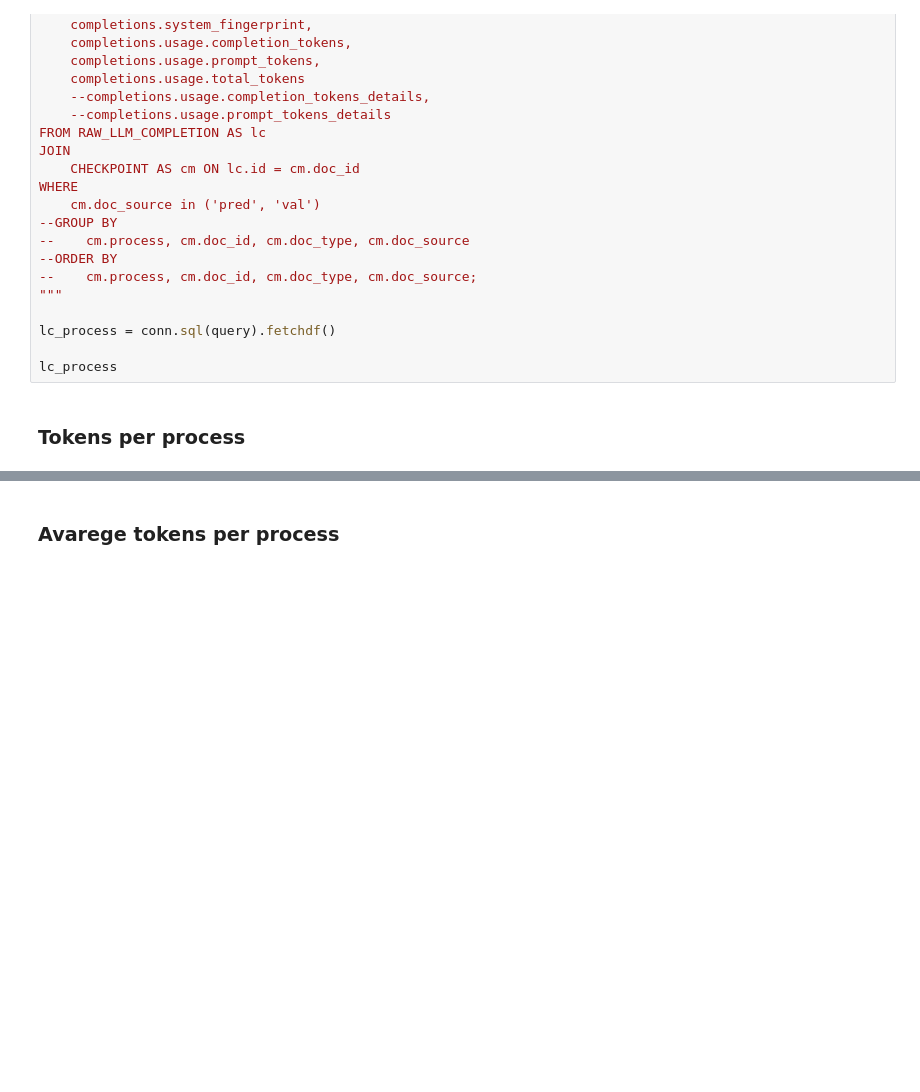
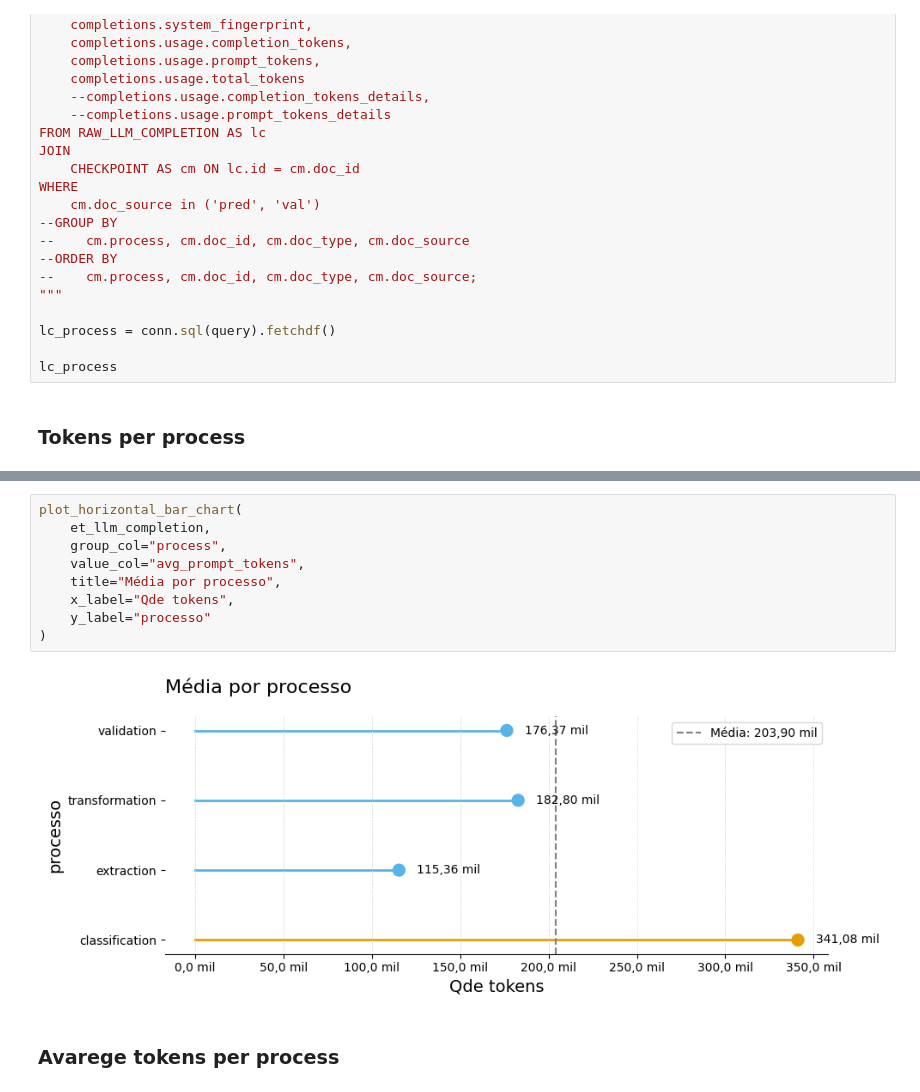
Before and after one commit to asantos2000/master-degree-santos-anderson, a Jupyter notebook: code/src/chap_7_validation_support.ipynb, the cells around one changed output, grey strips where cells are left out. Cells and saved outputs as stored; diff of their text form; blank space fills up the shorter version.

```diff
--- a/code/src/chap_7_validation_support.ipynb
+++ b/code/src/chap_7_validation_support.ipynb
@@ -2128,2 +2285,13 @@ plot_horizontal_bar_chart(
+# %%
+plot_horizontal_bar_chart(
+    et_llm_completion,
+    group_col="process",
+    value_col="avg_prompt_tokens",
+    title="Média por processo",
+    x_label="Qde tokens",
+    y_label="processo"
+)
+# %% [output]
+[figure, added]
 # %% [markdown]
 ### Avarege tokens per process
```
Also changed, not shown: parts of 30 cells of this notebook, 5 other files.
